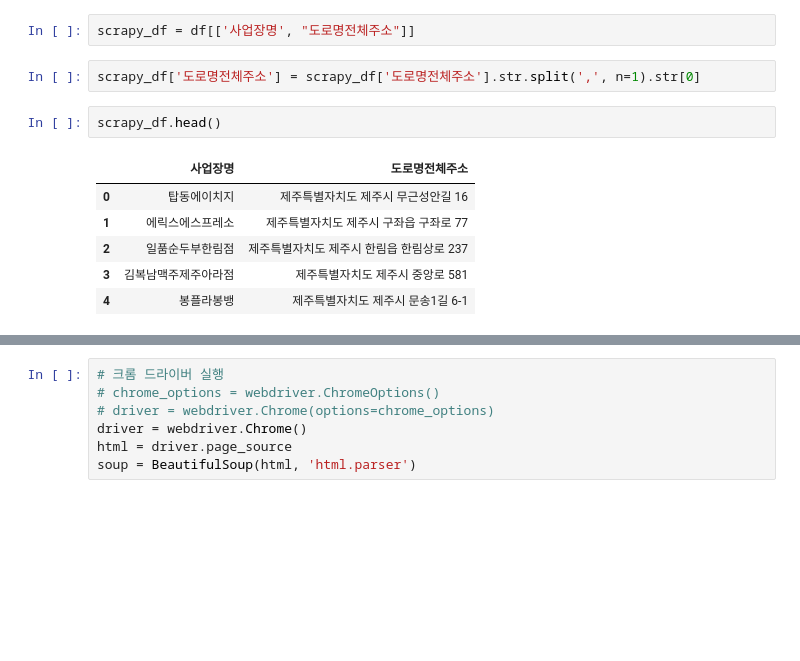
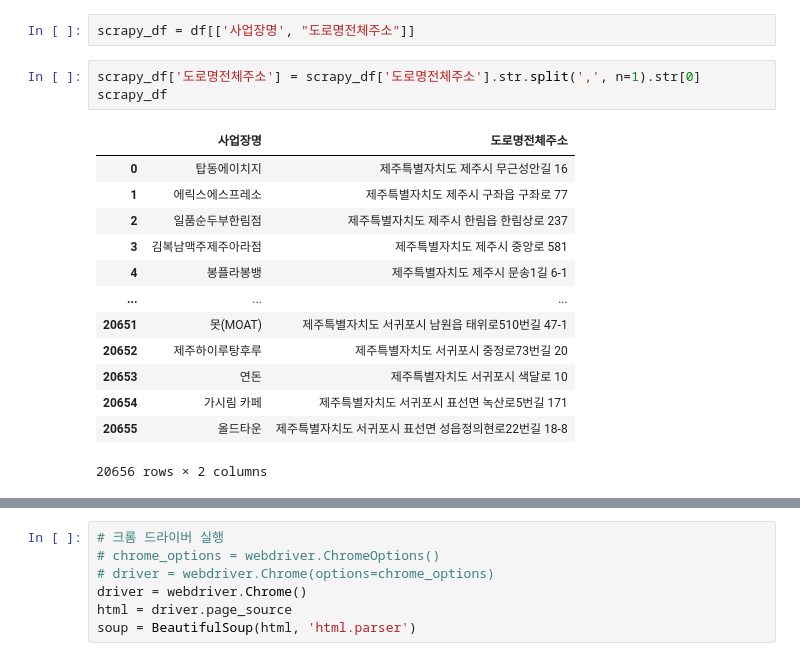
Before and after one commit to JejuTravelApp/DataAnalysis, a Jupyter notebook: TY_제주도식당_scrapy_최신화_MS.ipynb, the cells around one changed output, grey strips where cells are left out. Cells and saved outputs as stored; diff of their text form; blank space fills up the shorter version.

```diff
--- a/TY_제주도식당_scrapy_최신화_MS.ipynb
+++ b/TY_제주도식당_scrapy_최신화_MS.ipynb
@@ -57,12 +64,18 @@ df
 scrapy_df = df[['사업장명', "도로명전체주소"]]
 # %%
 scrapy_df['도로명전체주소'] = scrapy_df['도로명전체주소'].str.split(',', n=1).str[0]
+scrapy_df
+# %% [output]
+|  | 사업장명 | 도로명전체주소 |
+| 0 | 탑동에이치지 | 제주특별자치도 제주시 무근성안길 16 |
+| 1 | 에릭스에스프레소 | 제주특별자치도 제주시 구좌읍 구좌로 77 |
+| 2 | 일품순두부한림점 | 제주특별자치도 제주시 한림읍 한림상로 237 |
+| 3 | 김복남맥주제주아라점 | 제주특별자치도 제주시 중앙로 581 |
+| 4 | 봉플라봉뱅 | 제주특별자치도 제주시 문송1길 6-1 |
+| ... | ... | ... |
+| 20651 | 못(MOAT) | 제주특별자치도 서귀포시 남원읍 태위로510번길 47-1 |
+| 20652 | 제주하이루탕후루 | 제주특별자치도 서귀포시 중정로73번길 20 |
+| 20653 | 연돈 | 제주특별자치도 서귀포시 색달로 10 |
+| 20654 | 가시림 카페 | 제주특별자치도 서귀포시 표선면 녹산로5번길 171 |
+| 20655 | 올드타운 | 제주특별자치도 서귀포시 표선면 성읍정의현로22번길 18-8 |
+20656 rows × 2 columns
-# %%
-scrapy_df.head()
-# %% [output]
-|  | 사업장명 | 도로명전체주소 |
-| 0 | 탑동에이치지 | 제주특별자치도 제주시 무근성안길 16 |
-| 1 | 에릭스에스프레소 | 제주특별자치도 제주시 구좌읍 구좌로 77 |
-| 2 | 일품순두부한림점 | 제주특별자치도 제주시 한림읍 한림상로 237 |
-| 3 | 김복남맥주제주아라점 | 제주특별자치도 제주시 중앙로 581 |
-| 4 | 봉플라봉뱅 | 제주특별자치도 제주시 문송1길 6-1 |
```
Also changed, not shown: parts of 22 cells of this notebook, 1 other file.
